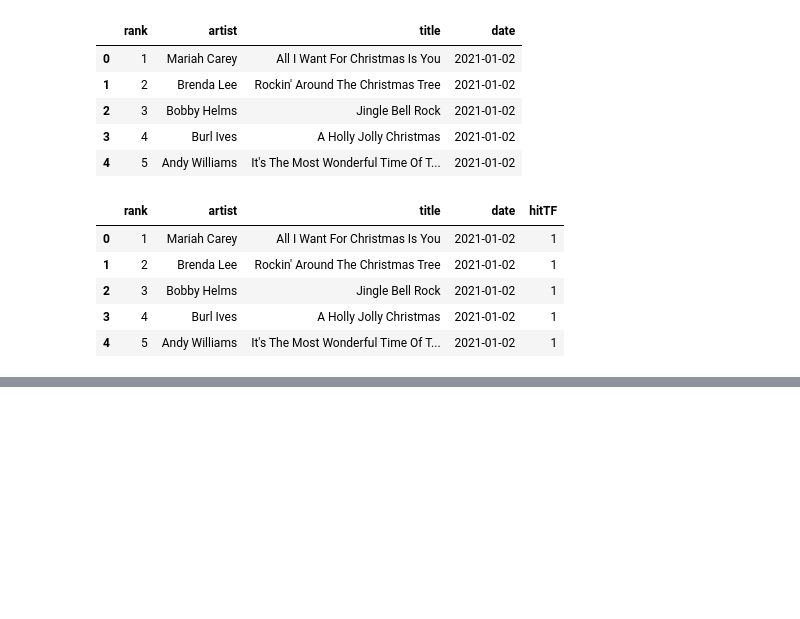
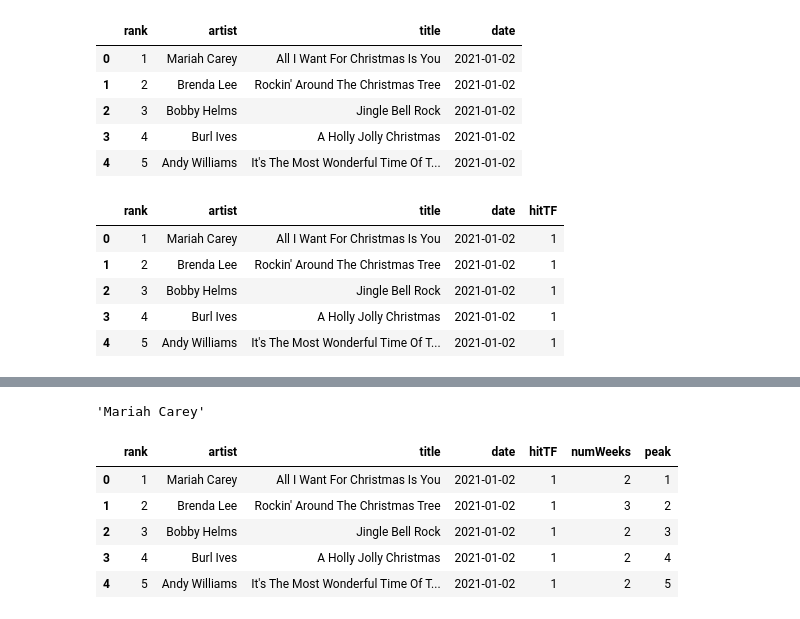
Before and after one commit to reccleston/song-predictions, a Jupyter notebook: sarah/bb2021MoreCleanup.ipynb, the cells around one changed output, grey strips where cells are left out. Drawn from its saved outputs; the diff is of its cells as text; code cells hidden in the pictures; blank space fills up the shorter version.

```diff
--- a/sarah/bb2021MoreCleanup.ipynb
+++ b/sarah/bb2021MoreCleanup.ipynb
@@ -34,0 +68,3 @@ bb2021.to_csv('../data/bb21.csv', index=False)
+# %%
+combo = pd.merge(song_counts, top_rankings, on='title')
+combo.head()
@@ -34,0 +78,3 @@ bb2021.to_csv('../data/bb21.csv', index=False)
+# %%
+combo_dict = combo.set_index('title').T.to_dict('list')
+combo_dict
@@ -34,0 +99,3 @@ bb2021.to_csv('../data/bb21.csv', index=False)
+# %%
+for k, v in combo_dict.items():
+    print(v[0])
@@ -34,0 +120,23 @@ bb2021.to_csv('../data/bb21.csv', index=False)
+# %%
+bb2021.iloc[0, 1]
+# %% [output]
+'Mariah Carey'
+# %%
+numWeeksList = []
+peakList = []
+for x in range(0, len(bb2021)):
+    for k, v in combo_dict.items():
+        if bb2021.iloc[x, 2] == k:
+            numWeeksList.append(v[0])
+            peakList.append(v[1])
+# %%
+bb2021['numWeeks'] = numWeeksList
+bb2021['peak'] = peakList
+bb2021.head()
+# %% [output]
+|  | rank | artist | title | date | hitTF | numWeeks | peak |
+| 0 | 1 | Mariah Carey | All I Want For Christmas Is You | 2021-01-02 | 1 | 2 | 1 |
+| 1 | 2 | Brenda Lee | Rockin' Around The Christmas Tree | 2021-01-02 | 1 | 3 | 2 |
+| 2 | 3 | Bobby Helms | Jingle Bell Rock | 2021-01-02 | 1 | 2 | 3 |
+| 3 | 4 | Burl Ives | A Holly Jolly Christmas | 2021-01-02 | 1 | 2 | 4 |
+| 4 | 5 | Andy Williams | It's The Most Wonderful Time Of T... | 2021-01-02 | 1 | 2 | 5 |
```
Also changed, not shown: parts of 7 cells of this notebook, 1 other file.
